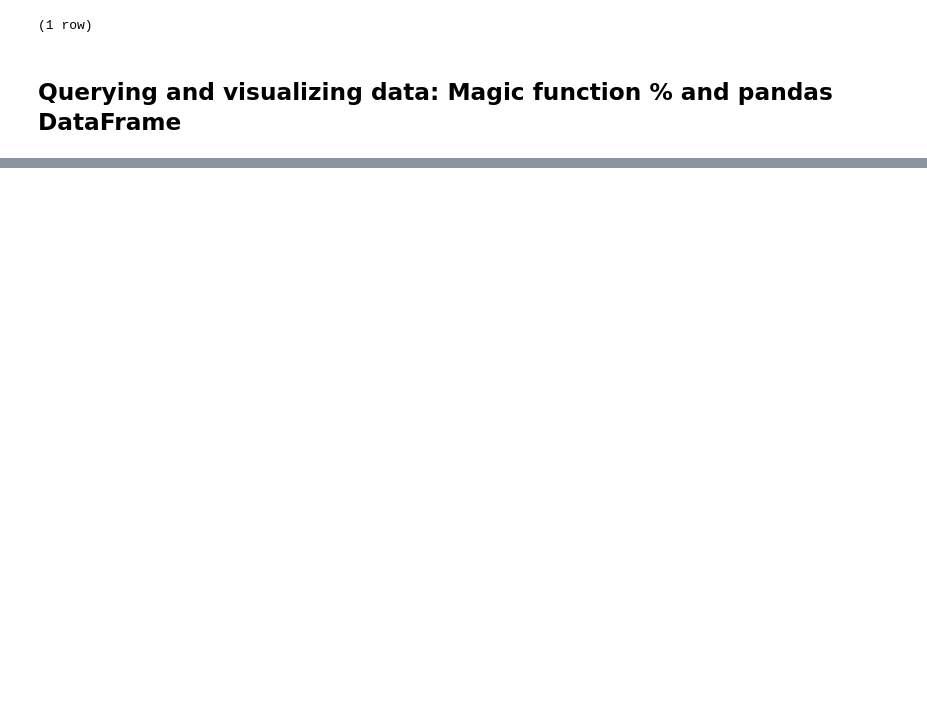
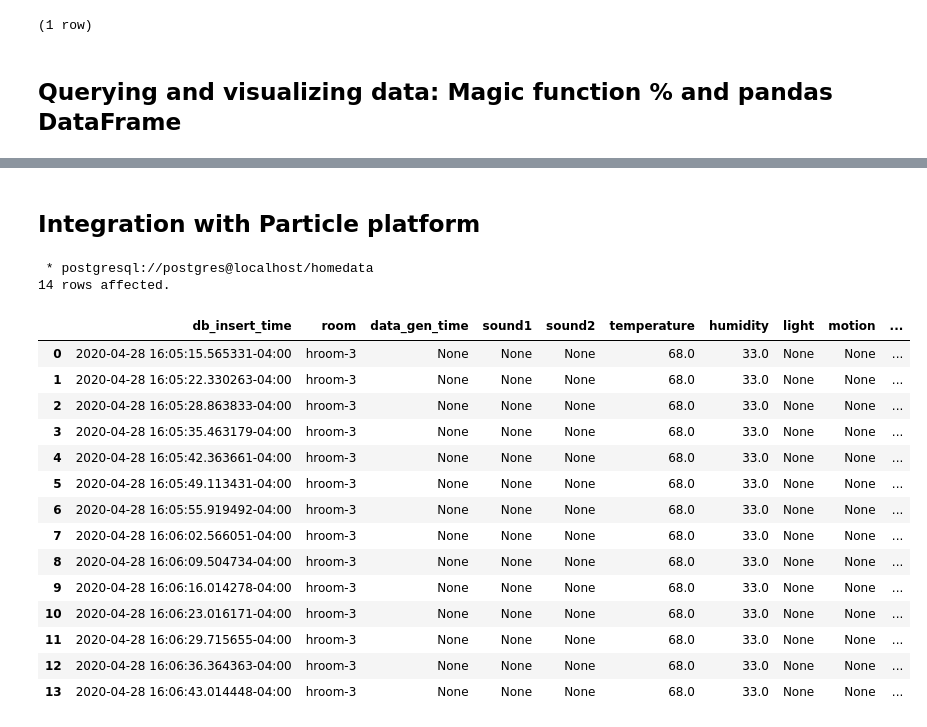
Before and after one commit to HeesukSon/home-sensor-project, a Jupyter notebook: server-notebook/iot-data-visualize.ipynb, the cells around one changed output, grey strips where cells are left out. Drawn from its saved outputs; the diff is of its cells as text; code cells hidden in the pictures; blank space fills up the shorter version.

```diff
--- a/server-notebook/iot-data-visualize.ipynb
+++ b/server-notebook/iot-data-visualize.ipynb
@@ -171,0 +169,26 @@ plt.show()
+# %% [markdown]
+## Integration with Particle platform
+# %%
+hroom3_result = %sql SELECT * FROM sensor_data WHERE db_insert_time > now() - interval '1 hours' AND room = 'hroom-3'
+df = hroom3_result.DataFrame()
+# %% [output]
+ * postgresql://postgres@localhost/homedata
+14 rows affected.
+# %%
+df
+# %% [output]
+|  | db_insert_time | room | data_gen_time | sound1 | sound2 | temperature | humidity | light | motion | ... |
+| 0 | 2020-04-28 16:05:15.565331-04:00 | hroom-3 | None | None | None | 68.0 | 33.0 | None | None | ... |
+| 1 | 2020-04-28 16:05:22.330263-04:00 | hroom-3 | None | None | None | 68.0 | 33.0 | None | None | ... |
+| 2 | 2020-04-28 16:05:28.863833-04:00 | hroom-3 | None | None | None | 68.0 | 33.0 | None | None | ... |
+| 3 | 2020-04-28 16:05:35.463179-04:00 | hroom-3 | None | None | None | 68.0 | 33.0 | None | None | ... |
+| 4 | 2020-04-28 16:05:42.363661-04:00 | hroom-3 | None | None | None | 68.0 | 33.0 | None | None | ... |
+| 5 | 2020-04-28 16:05:49.113431-04:00 | hroom-3 | None | None | None | 68.0 | 33.0 | None | None | ... |
+| 6 | 2020-04-28 16:05:55.919492-04:00 | hroom-3 | None | None | None | 68.0 | 33.0 | None | None | ... |
+| 7 | 2020-04-28 16:06:02.566051-04:00 | hroom-3 | None | None | None | 68.0 | 33.0 | None | None | ... |
+| 8 | 2020-04-28 16:06:09.504734-04:00 | hroom-3 | None | None | None | 68.0 | 33.0 | None | None | ... |
+| 9 | 2020-04-28 16:06:16.014278-04:00 | hroom-3 | None | None | None | 68.0 | 33.0 | None | None | ... |
+| 10 | 2020-04-28 16:06:23.016171-04:00 | hroom-3 | None | None | None | 68.0 | 33.0 | None | None | ... |
+| 11 | 2020-04-28 16:06:29.715655-04:00 | hroom-3 | None | None | None | 68.0 | 33.0 | None | None | ... |
+| 12 | 2020-04-28 16:06:36.364363-04:00 | hroom-3 | None | None | None | 68.0 | 33.0 | None | None | ... |
+| 13 | 2020-04-28 16:06:43.014448-04:00 | hroom-3 | None | None | None | 68.0 | 33.0 | None | None | ... |
```
Also changed, not shown: parts of 9 cells of this notebook, 2 other files.
